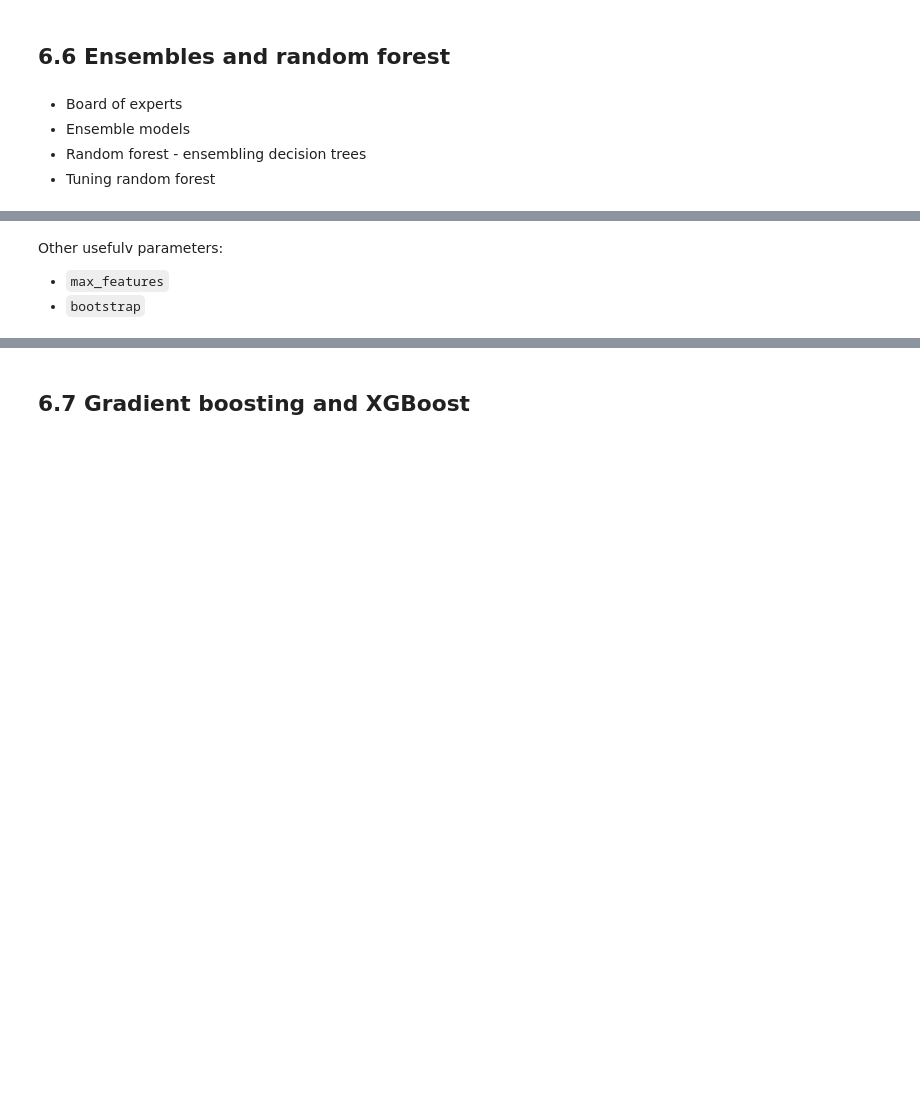
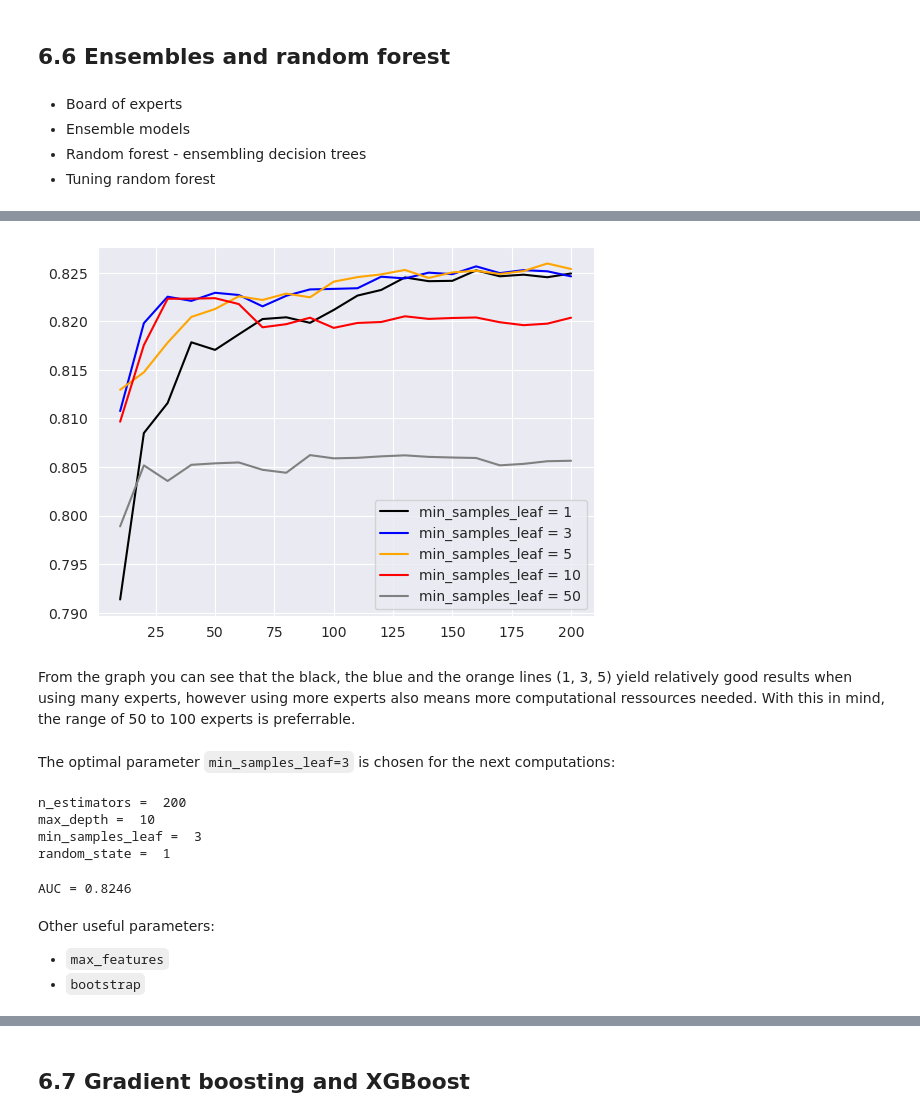
Before and after one commit to joweyel/ml-zoomcamp-material, a Jupyter notebook: 06-trees/code/section6-notebook.ipynb, the cells around one changed output, grey strips where cells are left out. Drawn from its saved outputs; the diff is of its cells as text; code cells hidden in the pictures; blank space fills up the shorter version.

```diff
--- a/06-trees/code/section6-notebook.ipynb
+++ b/06-trees/code/section6-notebook.ipynb
@@ -793,0 +1024,21 @@ TODO
+# %%
+max_depth = 10
+# %%
+scores = []
+rs = 1
+
+for s in [1, 3, 5, 10, 50]:
+    for n in range(10, 201, 10):
+        rf = RandomForestClassifier(n_estimators=n,
+                                    max_depth=max_depth,
+                                    min_samples_leaf=s,
+                                    random_state=rs)
+        rf.fit(X_train, y_train)
+
+        y_pred = rf.predict_proba(X_val)[:, 1]
+        auc = roc_auc_score(y_val, y_pred)
+        scores.append((s, n, auc))
+# %%
+columns = ["min_samples_leaf", "n_estimators", "auc"]
+df_scores = pd.DataFrame(scores, columns=columns)
+df_scores.head()
@@ -794,5 +1052,46 @@ TODO
+# %%
+color = ["black", "blue", "orange", "red", "gray"]
+min_samples_leaf_value = [1, 3, 5, 10, 50]
+
+for c, s in zip(color, min_samples_leaf_value):
+    df_subset = df_scores[df_scores["min_samples_leaf"] == s]
+    plt.plot(df_subset["n_estimators"], df_subset["auc"],
+             label=f"min_samples_leaf = {s}",
+             color=c)
+plt.legend()
+plt.show()
+# %% [output]
+[figure, added]
+# %% [markdown]
+From the graph you can see that the black, the blue and the orange lines (1, 3, 5) yield relatively good results when using many experts, however using more experts also means more computational ressources needed. With this in mind, the range of 50 to 100 experts is preferrable.
+# %% [markdown]
+The optimal parameter `min_samples_leaf=3` is chosen for the next computations:
+# %%
+min_samples_leaf = 3
+
+print("n_estimators = ", n)
+print("max_depth = ", max_depth)
+print("min_samples_leaf = ", min_samples_leaf)
+print("random_state = ", rs)
+# %% [output]
+n_estimators =  200
+max_depth =  10
+min_samples_leaf =  3
+random_state =  1
+# %%
+rf = RandomForestClassifier(n_estimators=n,
+                            max_depth=max_depth,
+                            min_samples_leaf=min_samples_leaf,
+                            random_state=1)
+rf.fit(X_train, y_train)
+
+y_pred = rf.predict_proba(X_val)[:, 1]
+auc = roc_auc_score(y_val, y_pred)
+print(f"AUC = {auc:.4f}")
+# %% [output]
+AUC = 0.8246
 # %% [markdown]
-Other usefulv parameters:
+Other useful parameters:
 - `max_features`
 - `bootstrap`
 # %% [markdown]
```
Also changed, not shown: parts of 44 cells of this notebook, 4 other files.
